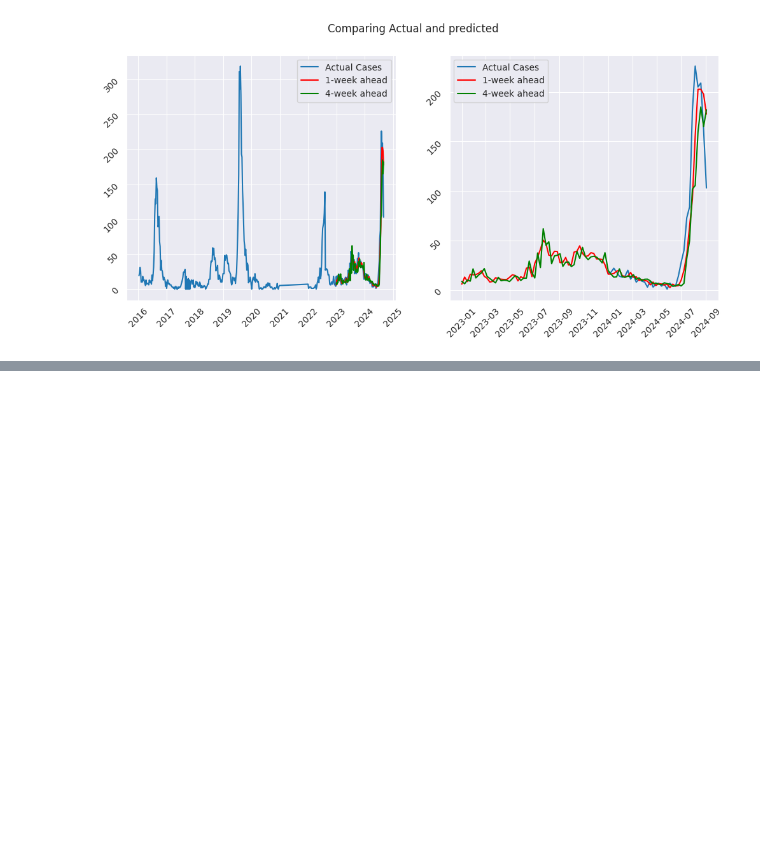
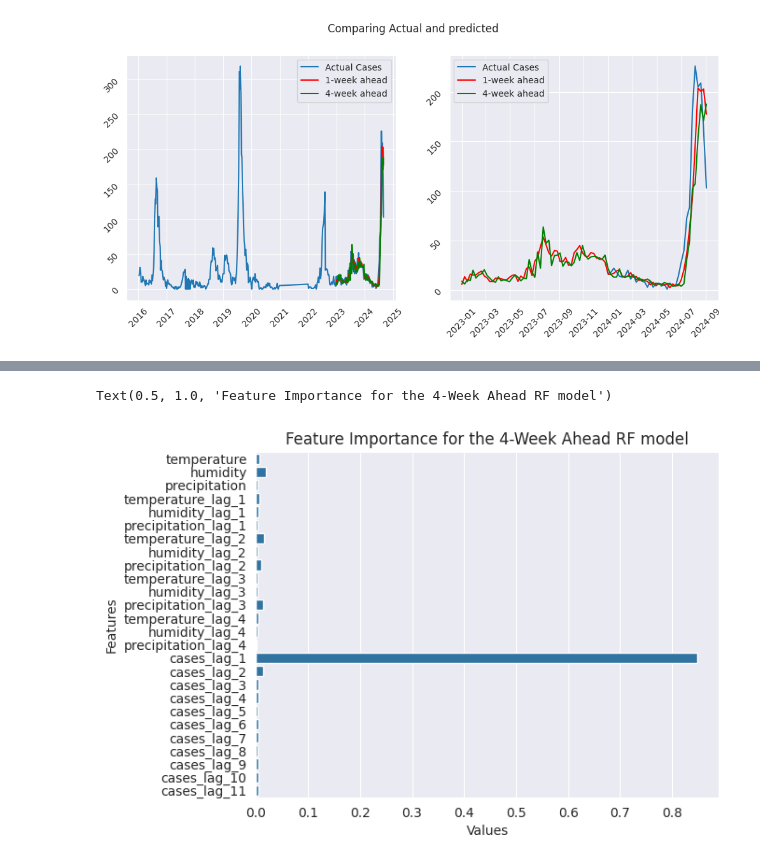
Before and after one commit to miniloda/Math-198.1---Special-Problem, a Jupyter notebook: rf.ipynb, the cells around one changed output, grey strips where cells are left out. Cells and saved outputs as stored; diff of their text form; code cells hidden in the pictures; blank space fills up the shorter version.

```diff
--- a/rf.ipynb
+++ b/rf.ipynb
@@ -201,0 +197,6 @@ NameError: name 'rf' is not defined
+# %%
+sns.barplot(data = feature_imp_4_week, y = 'Features', x = 'Values', orient='horizontal')
+plt.title('Feature Importance for the 4-Week Ahead RF model')
+# %% [output]
+Text(0.5, 1.0, 'Feature Importance for the 4-Week Ahead RF model')
+[figure, added]
```
Also changed, not shown: parts of 11 cells of this notebook, 2 other files.
